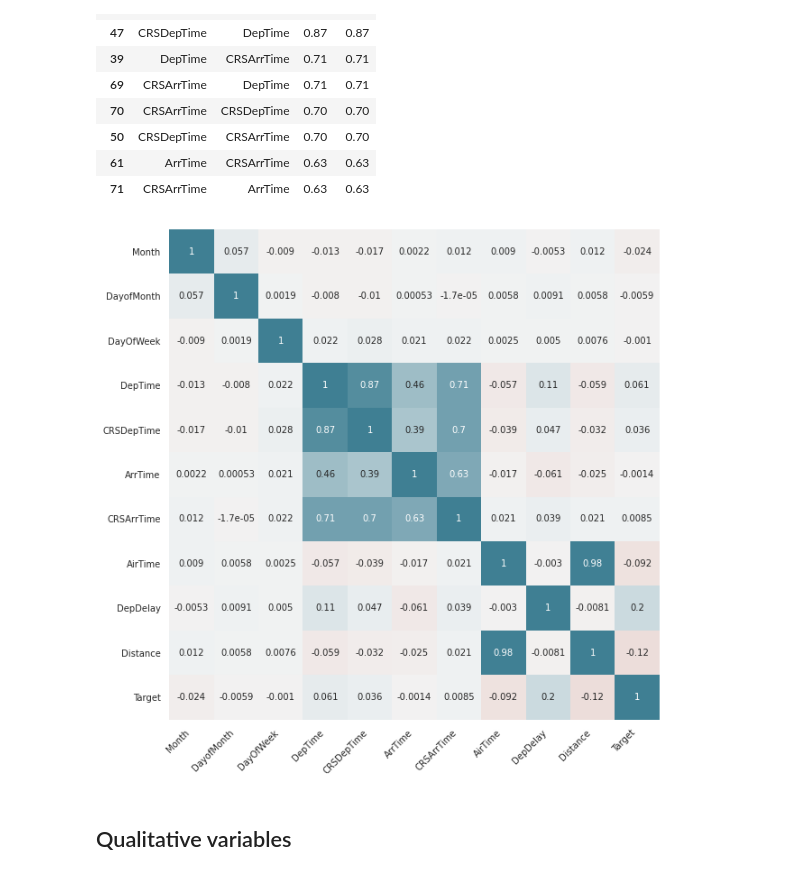
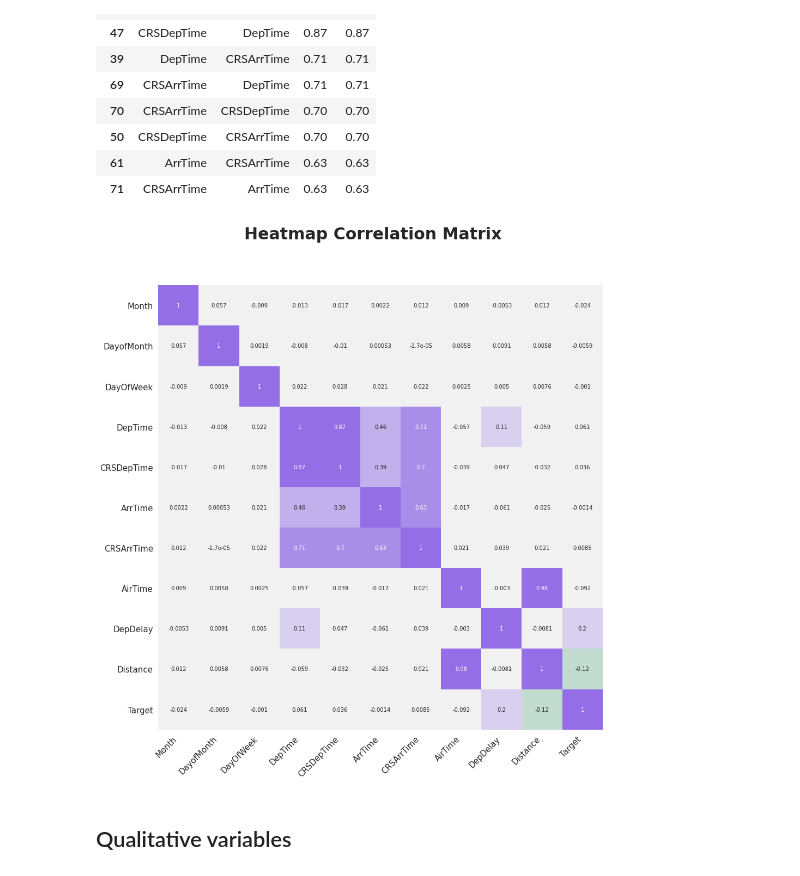
Before and after one commit to jesussantana/Supervised-Classification, a Jupyter notebook: notebooks/S13_T01_Supervised_Classification.ipynb, the cells around one changed output. Drawn from its saved outputs; the diff is of its cells as text; code cells hidden in the pictures.

```diff
--- a/notebooks/S13_T01_Supervised_Classification.ipynb
+++ b/notebooks/S13_T01_Supervised_Classification.ipynb
@@ -381,7 +383,7 @@ df.select_dtypes(include=['float64', 'int']).describe()
 # ==============================================================================
 # Adjust number of subplots based on the number of columns
 
-fig, axes = plt.subplots(nrows=5, ncols=2, figsize=(15, 10))
+fig, axes = plt.subplots(ncols=5, nrows=2, figsize=(25, 10))
 axes = axes.flat
 columnas_numeric = df.select_dtypes(include=['float64', 'int']).columns
 columnas_numeric = columnas_numeric.drop('Target')
@@ -397,13 +399,13 @@ for i, colum in enumerate(columnas_numeric):
         alpha   = 0.3,
         ax      = axes[i]
     )
-    axes[i].set_title(colum, fontsize = 8, fontweight = "bold")
-    axes[i].tick_params(labelsize = 8)
+    axes[i].set_title(colum, fontsize = 16, fontweight = "bold")
+    axes[i].tick_params(labelsize = 16)
     axes[i].set_xlabel("")
 
 
 fig.tight_layout()
 plt.subplots_adjust(top = 0.9)
-fig.suptitle('Distribution Numerical Variable', fontsize = 10, fontweight = "bold")
+fig.suptitle('Distribution Numerical Variable', fontsize = 30, fontweight = "bold")
 plt.savefig("../reports/figures/Distribution_Numerical_Variable.png")
 # %% [output]
@@ -482,34 +484,35 @@ tidy_corr_matrix(corr_matrix).head(10)
 # %%
 # Heatmap matrix of correlations
 # ==============================================================================
-fig, ax = plt.subplots(nrows=1, ncols=1, figsize=(15, 10))
+fig, ax = plt.subplots(nrows=1, ncols=1, figsize=(15, 15))
 
 sns.heatmap(
     corr_matrix,
     annot     = True,
     cbar      = False,
     annot_kws = {"size": 10},
     vmin      = -1,
     vmax      = 1,
     center    = 0,
-    cmap      = sns.diverging_palette(20, 220, n=200),
+    cmap      = sns.diverging_palette(150, 275, s=80, l=55, n=9),
     square    = True,
     ax        = ax
 )
 ax.set_xticklabels(
     ax.get_xticklabels(),
     rotation = 45,
     horizontalalignment = 'right',
 )
 ax.set_yticklabels(
     ax.get_yticklabels(),
     rotation = 0,
     horizontalalignment = 'right',
 )
-ax.tick_params(labelsize = 10)
-plt.savefig("../reports/figures/heatmap_Matrix_Correlations.png")
+ax.tick_params(labelsize = 15)
+fig.suptitle('Heatmap Correlation Matrix', fontsize = 30, fontweight = "bold")
+plt.savefig("../reports/figures/Heatmap_Matrix_Correlations.png")
 # %% [output]
-[figure, old version]
+[figure, new version]
 # %% [markdown]
 ## Qualitative variables
 # %%
```
Also changed, not shown: parts of 30 cells of this notebook, 13 other files.
